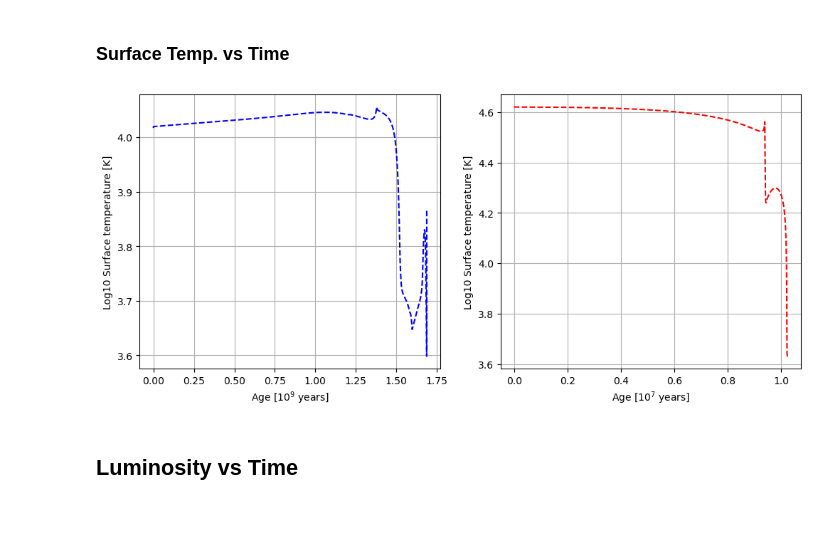
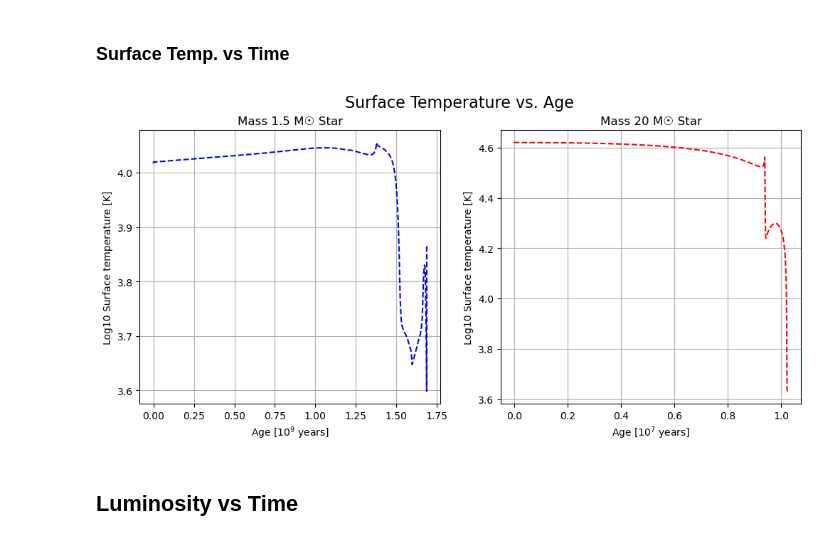
Before and after one commit to pathakis/Modelling-the-Lives-of-Stars, a Jupyter notebook: Data Inspection.ipynb, the cells around one changed output. Saved outputs shown, nothing was run; the diff lists cells and outputs as text; code cells hidden in the pictures.

Commit message:
Finalizing Figures for Part 1 of Task 1.

```diff
--- a/Data Inspection.ipynb
+++ b/Data Inspection.ipynb
@@ -78,20 +78,24 @@ Investigate how surface temperature, luminosity, central density and central tem
 # %%
 # plt.figure(figsize=(8,6))
 fig, ax = plt.subplots(1, 2, figsize=(12, 5))
 
 ax[0].plot(data_1_5['Age (years)']/1e9, data_1_5['Log10 Surface temperature (K)'], linestyle='--', c='b')
 ax[0].grid();
 
 ax[1].plot(data_20['Age (years)']/1e7, data_20['Log10 Surface temperature (K)'], linestyle='--', c='r')
 
 ax[0].set_xlabel('Age [$10^{9}$ years]')
 ax[0].set_ylabel('Log10 Surface temperature [K]')
 
+ax[0].set_title('Mass 1.5 M☉ Star')
+ax[1].set_title('Mass 20 M☉ Star')
+fig.suptitle('Surface Temperature vs. Age', fontsize=16)
+
 ax[1].set_xlabel('Age [$10^{7}$ years]')
 ax[1].set_ylabel('Log10 Surface temperature [K]')
 ax[1].grid();
 # %% [output]
-[figure, old version]
+[figure, new version]
 # %% [markdown]
 ## Luminosity vs Time
 # %% [markdown]
```
Also changed, not shown: parts of 11 cells of this notebook.
